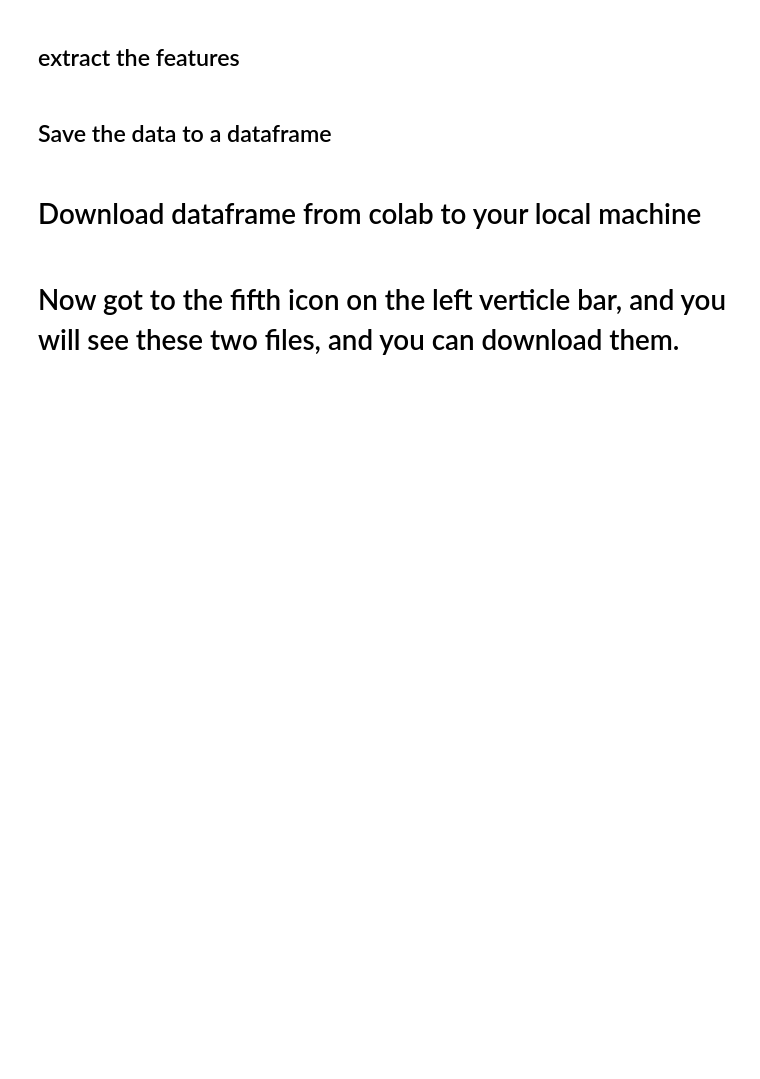
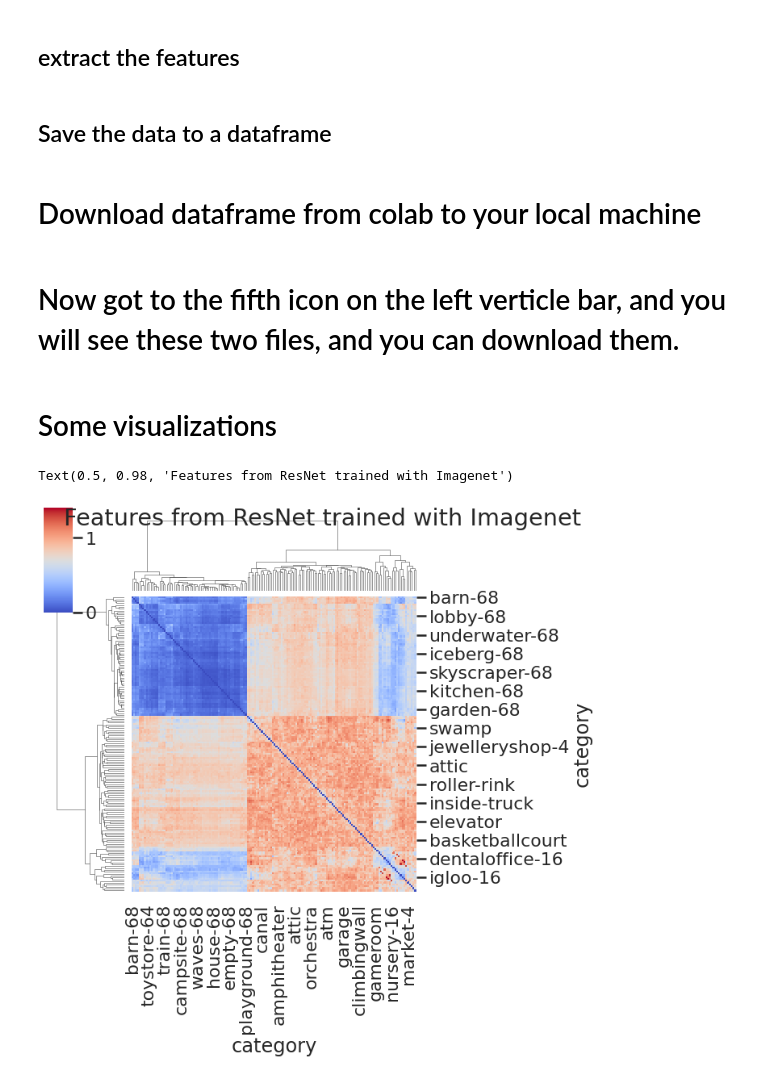
Before and after one commit to nmningmei/Deep_learning_fMRI_EEG, a Jupyter notebook: 5_8_extract_features_from_scene_imags.ipynb, the cells around one changed output. Cells and saved outputs as stored; diff of their text form; code cells hidden in the pictures; blank space fills up the shorter version.

```diff
--- a/5_8_extract_features_from_scene_imags.ipynb
+++ b/5_8_extract_features_from_scene_imags.ipynb
@@ -468,3 +468,24 @@ df_imagenet.to_csv('feature_imagenet.csv',index = False)
 df_moco.to_csv('feature_moco.csv',index = False)
 # %% [markdown]
 # Now got to the fifth icon on the left verticle bar, and you will see these two files, and you can download them.
+# %% [markdown]
+# Some visualizations
+# %%
+from matplotlib import pyplot as plt
+import seaborn as sns
+from scipy.spatial import distance
+
+sns.set_style('white')
+sns.set_context('poster')
+# %%
+features = df_imagenet.iloc[:,2:].values
+df_data = df_imagenet.iloc[:,:2]
+features_average = np.array([np.mean(features[df_sub.index],0) for _,df_sub in df_data.groupby(['category'])])
+df_average = pd.concat([df_sub.iloc[0].to_frame().T for ii,df_sub in df_data.groupby(['category'])])
+rdm = distance.squareform(distance.pdist(features_average,'correlation'))
+df_rdm = pd.DataFrame(rdm,columns = df_average['category'],index = df_average['category'])
+g = sns.clustermap(df_rdm,figsize = (10,10),cmap = plt.cm.coolwarm,)
+g.figure.suptitle('Features from ResNet trained with Imagenet')
+# %% [output]
+Text(0.5, 0.98, 'Features from ResNet trained with Imagenet')
+[figure, added]
```
Also changed, not shown: parts of 1 cell of this notebook.
